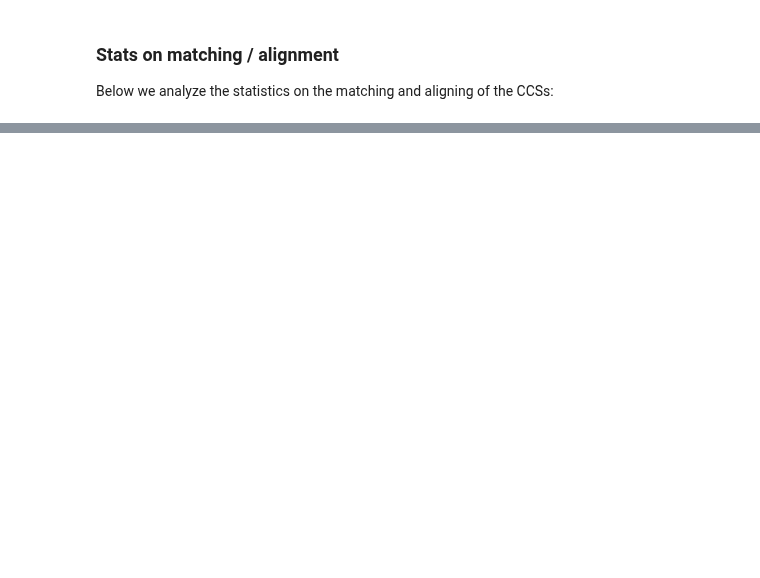
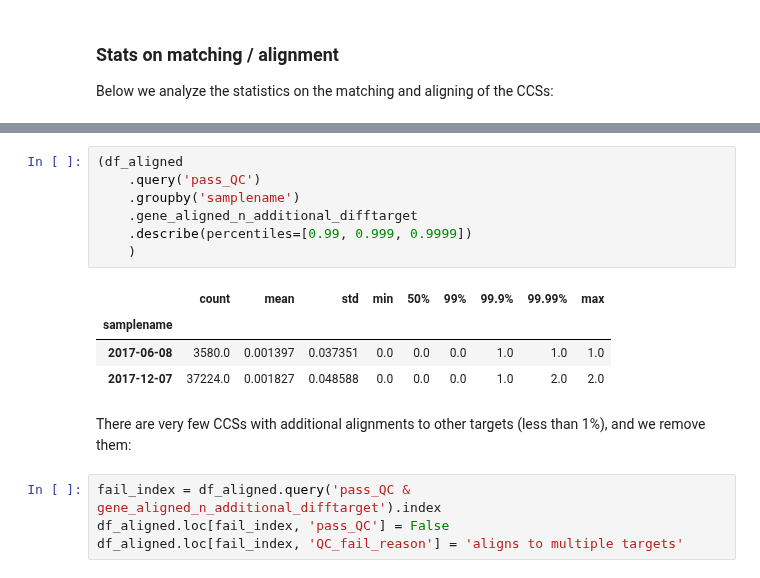
Before and after one commit to jbloomlab/IFNsorted_flu_single_cell, a Jupyter notebook: pacbio_analysis.ipynb, the cells around one changed output, grey strips where cells are left out. Drawn from its saved outputs; the diff is of its cells as text; blank space fills up the shorter version.

```diff
--- a/pacbio_analysis.ipynb
+++ b/pacbio_analysis.ipynb
@@ -368,0 +434,18 @@ However, the *CCS aligned* category is only modestly larger than the *gene align
+# %%
+(df_aligned
+    .query('pass_QC')
+    .groupby('samplename')
+    .gene_aligned_n_additional_difftarget
+    .describe(percentiles=[0.99, 0.999, 0.9999])
+    )
+# %% [output]
+|  | count | mean | std | min | 50% | 99% | 99.9% | 99.99% | max |
+| samplename |  |  |  |  |  |  |  |  |  |
+| 2017-06-08 | 3580.0 | 0.001397 | 0.037351 | 0.0 | 0.0 | 0.0 | 1.0 | 1.0 | 1.0 |
+| 2017-12-07 | 37224.0 | 0.001827 | 0.048588 | 0.0 | 0.0 | 0.0 | 1.0 | 2.0 | 2.0 |
+# %% [markdown]
+There are very few CCSs with additional alignments to other targets (less than 1%), and we remove them:
+# %%
+fail_index = df_aligned.query('pass_QC & gene_aligned_n_additional_difftarget').index
+df_aligned.loc[fail_index, 'pass_QC'] = False
+df_aligned.loc[fail_index, 'QC_fail_reason'] = 'aligns to multiple targets'
```
Also changed, not shown: parts of 29 cells of this notebook.
